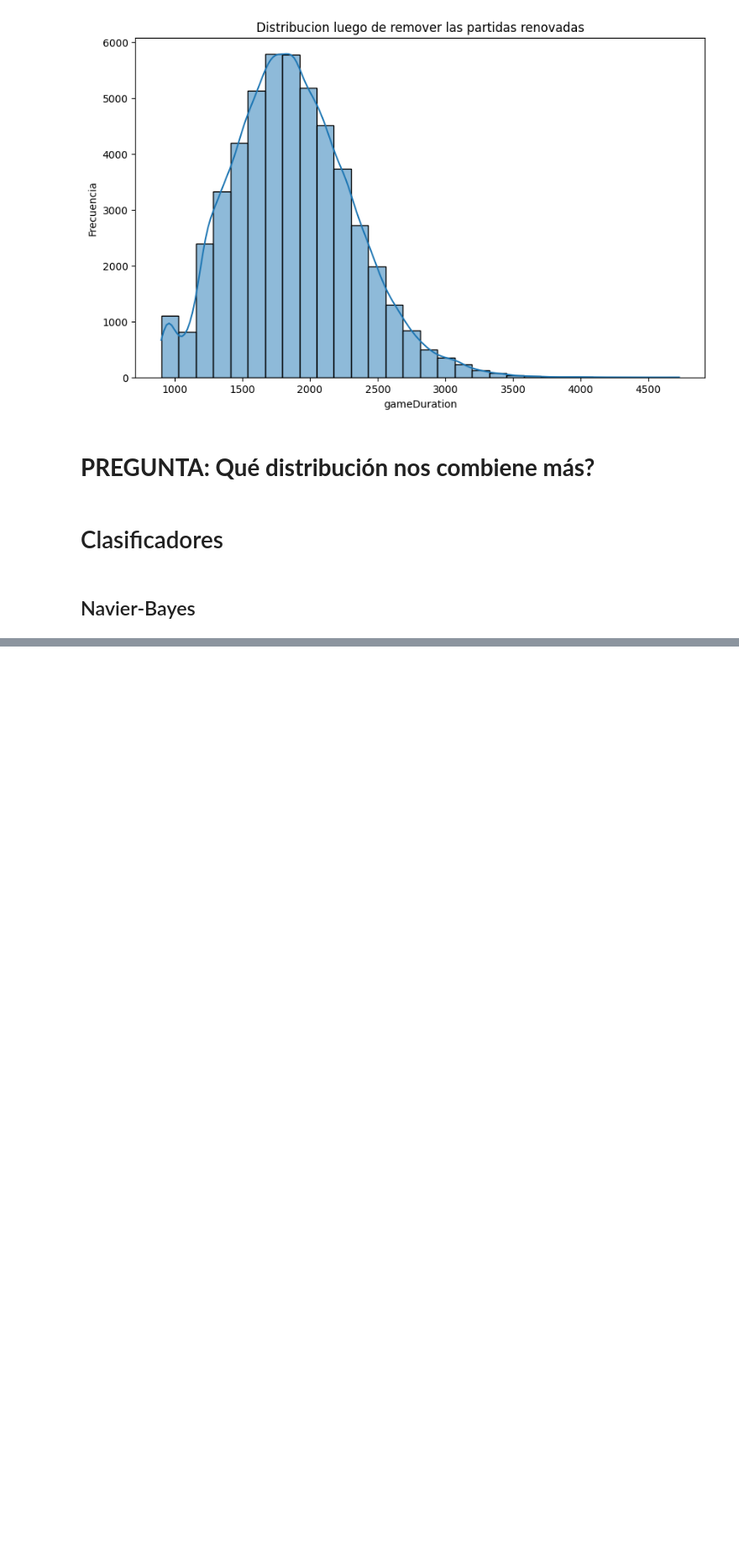
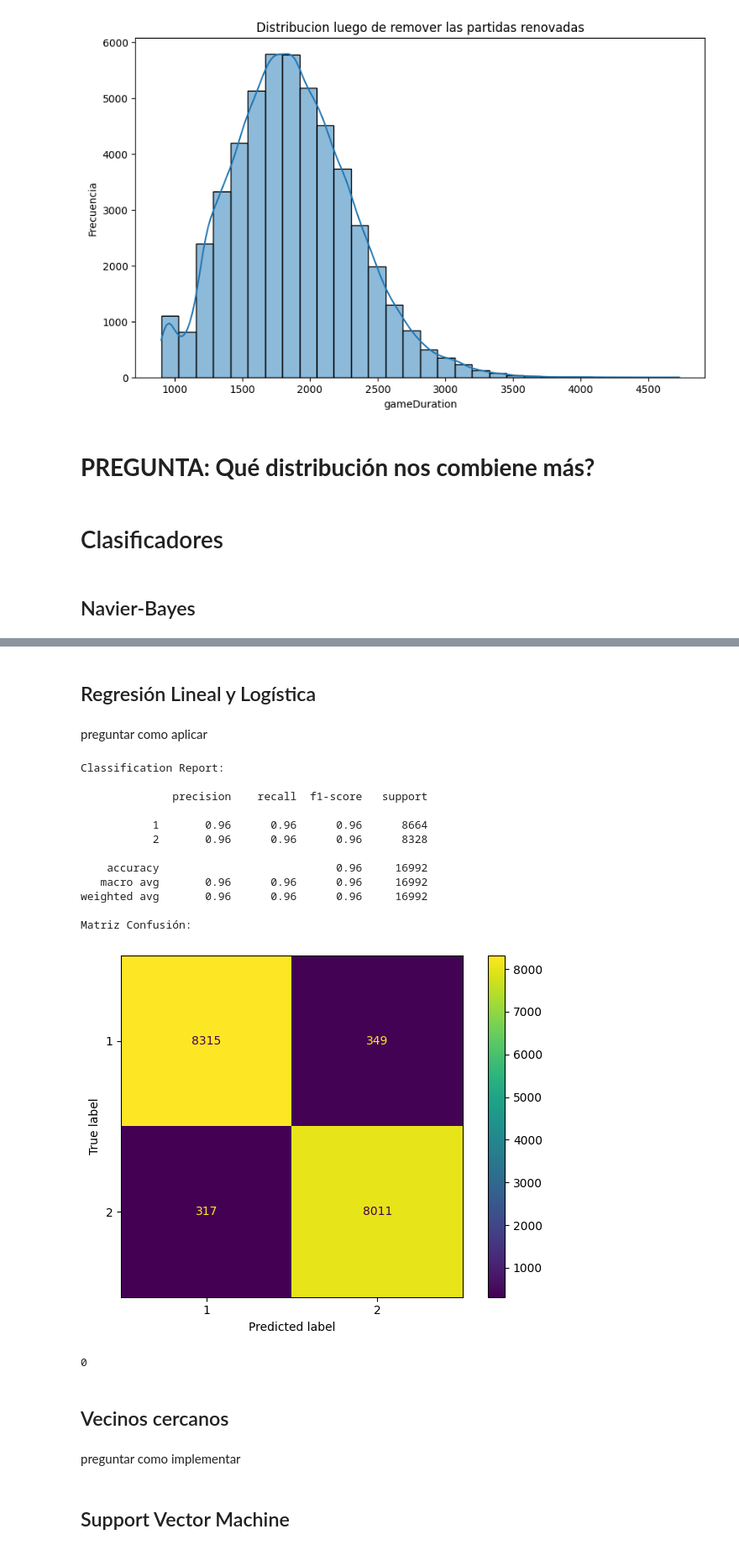
Before and after one commit to diegodorado1729/Coding, a Jupyter notebook: Python/CD-2024/proyecto.ipynb, the cells around one changed output, grey strips where cells are left out. Shown at 84% size. Cells and saved outputs as stored; diff of their text form; code cells hidden in the pictures; blank space fills up the shorter version.

```diff
--- a/Python/CD-2024/proyecto.ipynb
+++ b/Python/CD-2024/proyecto.ipynb
@@ -144,0 +181,34 @@ Matriz Confusión:
+# %% [markdown]
+## Regresión Lineal y Logística
+# %% [markdown]
+preguntar como aplicar
+# %%
+from sklearn.linear_model import LogisticRegressionCV
+
+#Inicializar y entrenar el modelo LogisticRegressionCV
+logistic_cv = LogisticRegressionCV(cv=5, penalty='l2', solver='liblinear', tol=1e-6, max_iter=int(1e6))
+logistic_cv.fit(X_train, y_train)
+
+#Predecir con el modelo LogisticRegressionCV
+y_pred_logistic_cv = logistic_cv.predict(X_test)
+
+metricas(y_test, y_pred_logistic_cv)
+# %% [output]
+Classification Report:
+
+              precision    recall  f1-score   support
+
+           1       0.96      0.96      0.96      8664
+           2       0.96      0.96      0.96      8328
+
+    accuracy                           0.96     16992
+   macro avg       0.96      0.96      0.96     16992
+weighted avg       0.96      0.96      0.96     16992
+
+Matriz Confusión:
+[figure, added]
+0
+# %% [markdown]
+## Vecinos cercanos
+# %% [markdown]
+preguntar como implementar
@@ -144,0 +256,2 @@ Matriz Confusión:
+# %% [markdown]
+## Support Vector Machine
```
Also changed, not shown: parts of 8 cells of this notebook.
